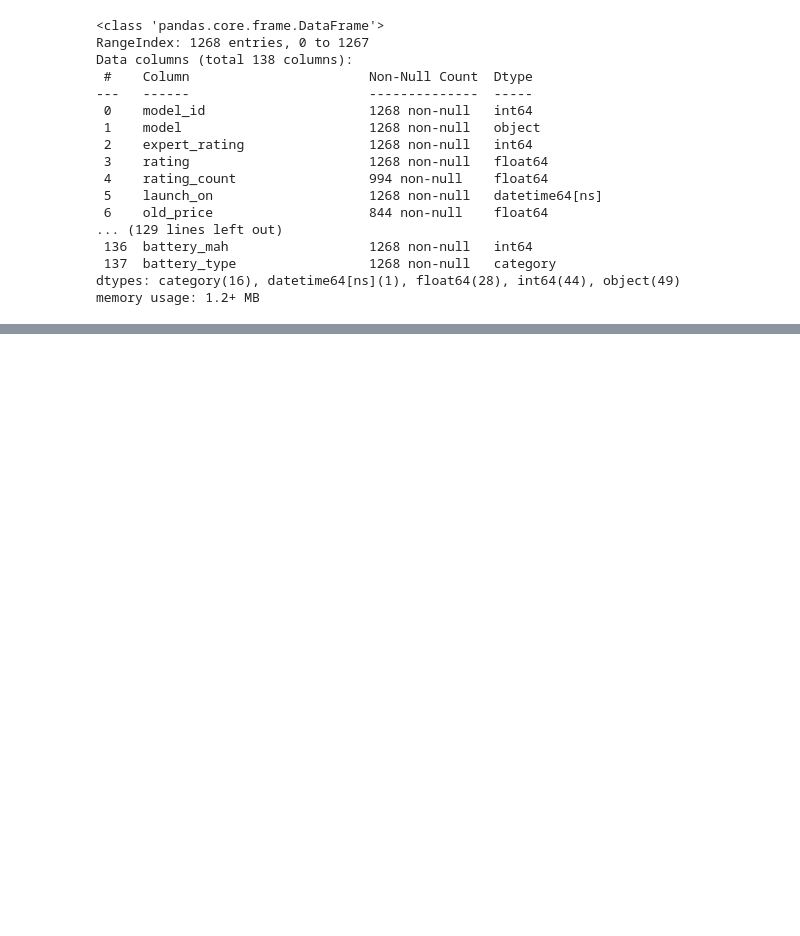
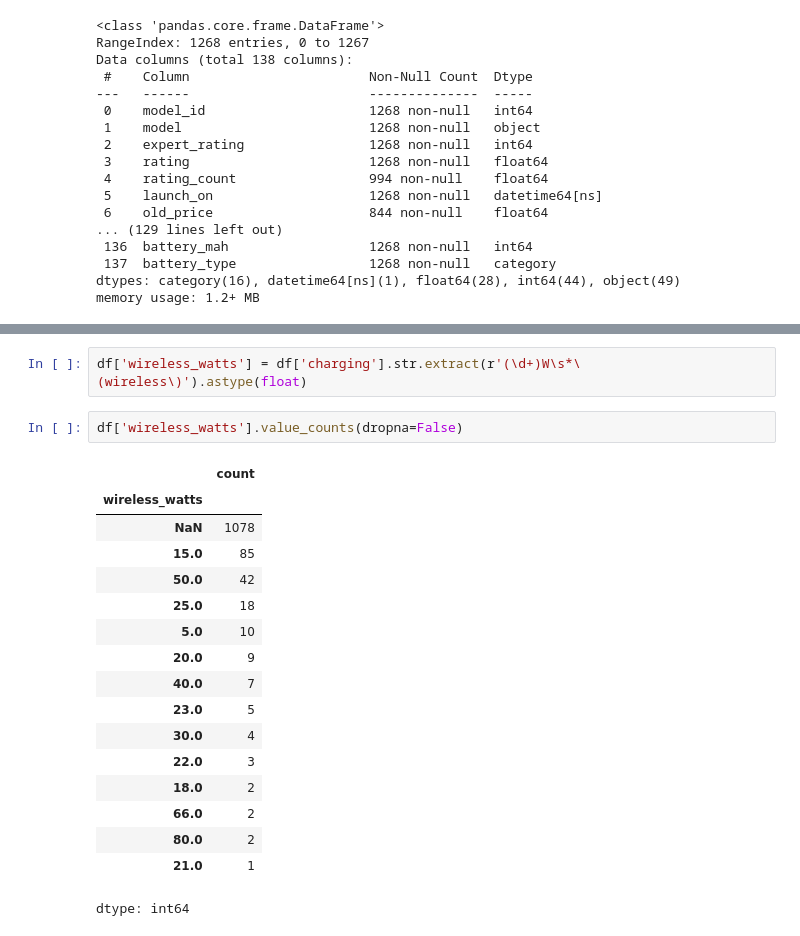
Before and after one commit to rajeshxdatascience/smartphone-recommender-system, a Jupyter notebook: SpecLens_AI_Data_Engineering.ipynb, the cells around one changed output, grey strips where cells are left out. Drawn from its saved outputs; the diff is of its cells as text; blank space fills up the shorter version.

```diff
--- a/SpecLens_AI_Data_Engineering.ipynb
+++ b/SpecLens_AI_Data_Engineering.ipynb
@@ -4561,0 +4620,22 @@ memory usage: 1.2+ MB
+# %%
+df['wireless_watts'] = df['charging'].str.extract(r'(\d+)W\s*\(wireless\)').astype(float)
+# %%
+df['wireless_watts'].value_counts(dropna=False)
+# %% [output]
+|  | count |
+| wireless_watts |  |
+| NaN | 1078 |
+| 15.0 | 85 |
+| 50.0 | 42 |
+| 25.0 | 18 |
+| 5.0 | 10 |
+| 20.0 | 9 |
+| 40.0 | 7 |
+| 23.0 | 5 |
+| 30.0 | 4 |
+| 22.0 | 3 |
+| 18.0 | 2 |
+| 66.0 | 2 |
+| 80.0 | 2 |
+| 21.0 | 1 |
+dtype: int64
```
Also changed, not shown: parts of 9 cells of this notebook.
